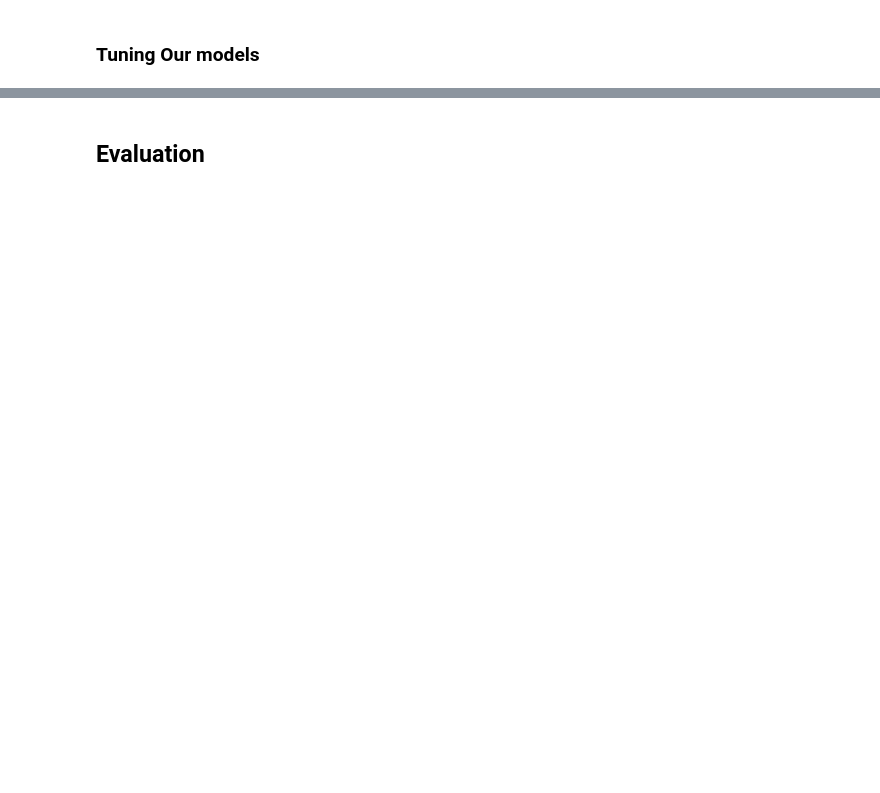
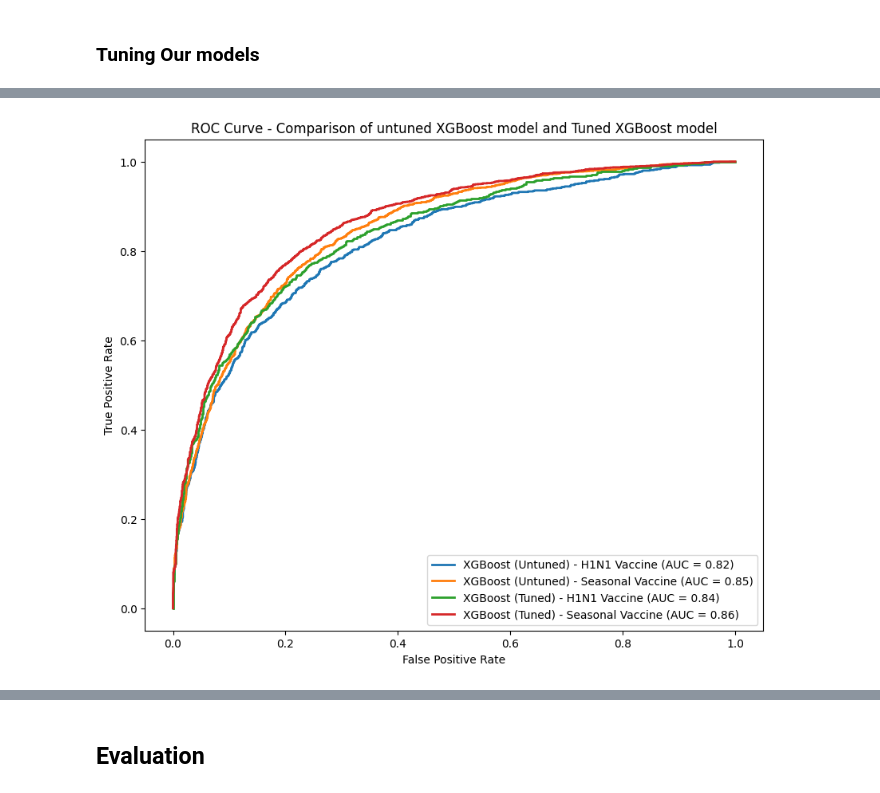
Before and after one commit to mbuvenzuve/phase3project, a Jupyter notebook: nzuve.ipynb, the cells around one changed output, grey strips where cells are left out. Drawn from its saved outputs; the diff is of its cells as text; code cells hidden in the pictures; blank space fills up the shorter version.

```diff
--- a/nzuve.ipynb
+++ b/nzuve.ipynb
@@ -768,0 +893,9 @@ NameError: name 'train_data' is not defined
+# %%
+grid_search_h1n1.fit(X_train, y_h1n1_train)
+grid_search_seasonal.fit(X_train, y_seasonal_train)
+
+# Get the best parameters and refit the models with them
+best_params_h1n1 = grid_search_h1n1.best_params_
+best_params_seasonal = grid_search_seasonal.best_params_
+print("Best parameters for H1N1 vaccine model:", best_params_h1n1)
+print("Best parameters for seasonal flu vaccine model:", best_params_seasonal)
@@ -768,0 +905,7 @@ NameError: name 'train_data' is not defined
+# %%
+# Refit the models with the best parameters
+model_h1n1_tuned = XGBClassifier(random_state=42, **best_params_h1n1)
+model_seasonal_tuned = XGBClassifier(random_state=42, **best_params_seasonal)
+
+model_h1n1_tuned.fit(X_train, y_h1n1_train)
+model_seasonal_tuned.fit(X_train, y_seasonal_train)
@@ -768,0 +959,30 @@ NameError: name 'train_data' is not defined
+# %%
+from sklearn.metrics import roc_curve, auc
+import matplotlib.pyplot as plt
+
+# Function to plot ROC curve
+def plot_roc_curve(model, X_test, y_test, label):
+    y_probs = model.predict_proba(X_test)[:, 1]
+    fpr, tpr, thresholds = roc_curve(y_test, y_probs)
+    roc_auc = auc(fpr, tpr)
+    plt.plot(fpr, tpr, lw=2, label=f'{label} (AUC = {roc_auc:.2f})')
+
+# Plot ROC curves for different models
+plt.figure(figsize=(10, 8))
+
+# XGBoost models
+plot_roc_curve(model_h1n1, X_test, y_h1n1_test, 'XGBoost (Untuned) - H1N1 Vaccine')
+plot_roc_curve(model_seasonal, X_test, y_seasonal_test, 'XGBoost (Untuned) - Seasonal Vaccine')
+
+plot_roc_curve(model_h1n1_tuned, X_test, y_h1n1_test, 'XGBoost (Tuned) - H1N1 Vaccine')
+plot_roc_curve(model_seasonal_tuned, X_test, y_seasonal_test, 'XGBoost (Tuned) - Seasonal Vaccine')
+
+
+# Set labels and title
+plt.xlabel('False Positive Rate')
+plt.ylabel('True Positive Rate')
+plt.title('ROC Curve - Comparison of untuned XGBoost model and Tuned XGBoost model')
+plt.legend(loc='lower right')
+plt.show()
+# %% [output]
+[figure, added]
```
Also changed, not shown: parts of 46 cells of this notebook.
